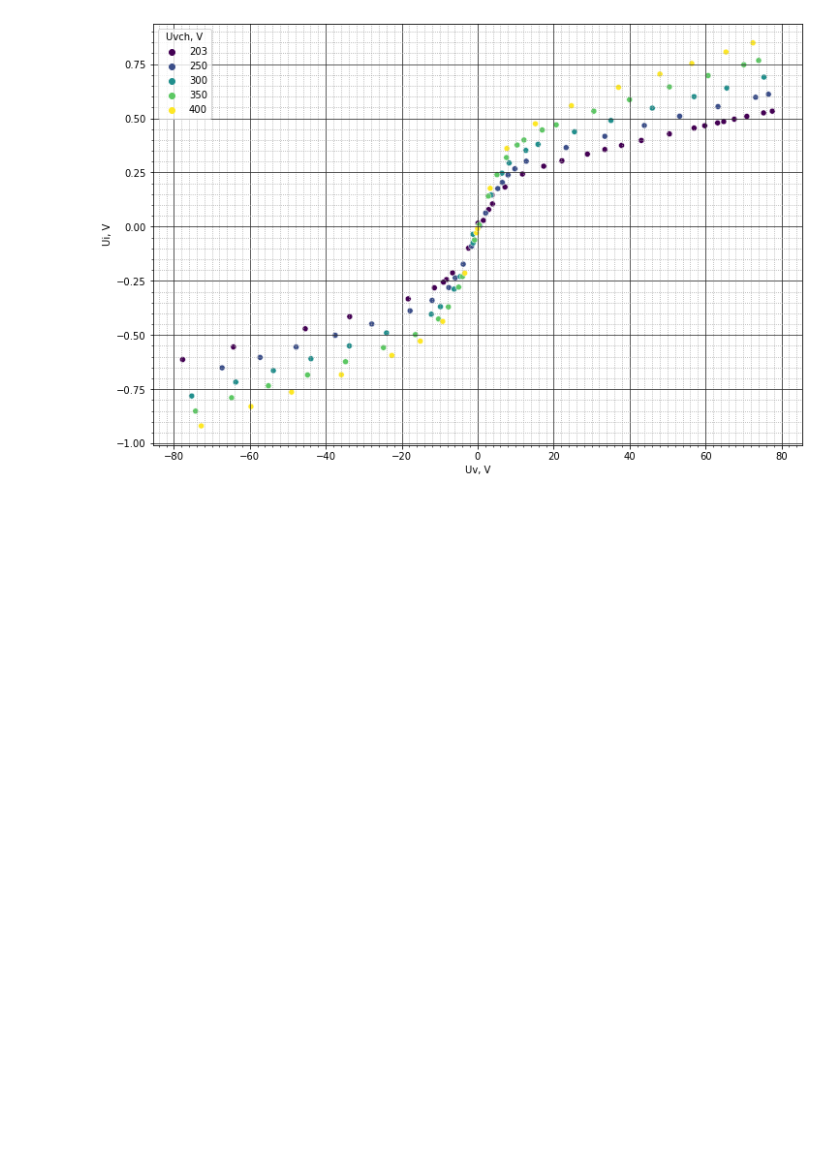
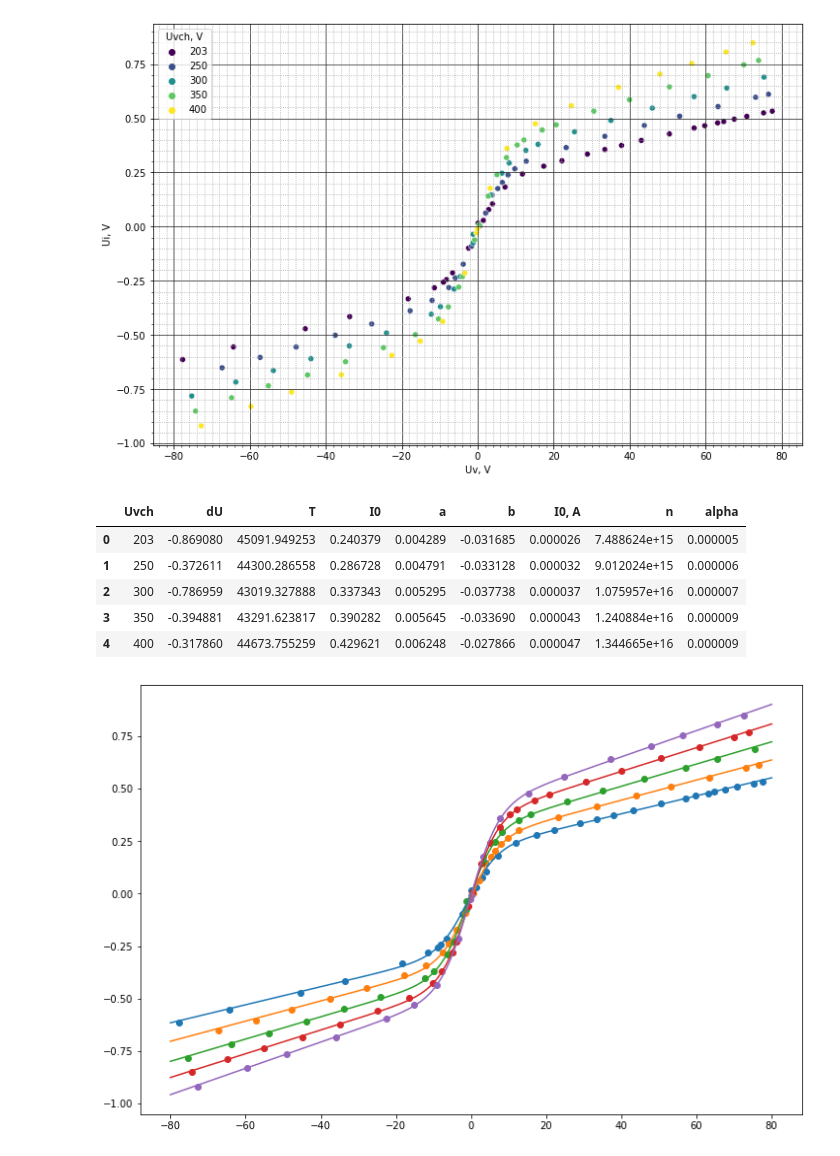
Before and after one commit to Redencon/Lapki, a Jupyter notebook: DZ.ipynb, the cells around one changed output. Cells and saved outputs as stored; diff of their text form; code cells hidden in the pictures; blank space fills up the shorter version.

```diff
--- a/DZ.ipynb
+++ b/DZ.ipynb
@@ -158,20 +158,35 @@ from scipy.optimize import curve_fit
 # %%
 def f(U, dU, T, I0, a, b):
     return I0 * np.tanh(1.6e-19*(U - dU)/(2*1.38e-23*T)) + a*U + b
 
 Us = (203, 250, 300, 350, 400)
-def hehehe(data, p0):
+columns = ('Uvch', 'dU', 'T', 'I0', 'a', 'b')
+def hehehe(data, p0, func=f, cols = columns):
     plt.figure(figsize=(12, 8))
     popt = []
     pcov = []
     for Uvch in p0:
-        popti, pcovi = curve_fit(f, data[data['Uvch, V'] == Uvch]['Uv, V'], data[data['Uvch, V'] == Uvch]['Ui, V'], maxfev=5000**2, p0=p0[Uvch])
+        popti, pcovi = curve_fit(func, data[data['Uvch, V'] == Uvch]['Uv, V'], data[data['Uvch, V'] == Uvch]['Ui, V'], maxfev=5000**2, p0=p0[Uvch])
         popt.append([Uvch] + list(popti))
         pcov.append([Uvch] + list(np.sqrt(pcovi.diagonal())))
         xs = np.linspace(-80, 80, 400)
-        ys = f(xs, *popti)
+        ys = func(xs, *popti)
         plt.plot(xs, ys)
         plt.scatter(data[data['Uvch, V'] == Uvch]['Uv, V'], data[data['Uvch, V'] == Uvch]['Ui, V'])
-    popts = pd.DataFrame(popt, columns=('Uvch', 'dU', 'T', 'I0', 'a', 'b'))
-    pcovs = pd.DataFrame(pcov, columns=('Uvch', 'dU', 'T', 'I0', 'a', 'b'))
+    popts = pd.DataFrame(popt, columns=cols)
+    pcovs = pd.DataFrame(pcov, columns=cols)
     return popts, pcovs
+
+popts, pcovs = hehehe(data, {Uvch: (0, 1e5, 0, 0, 0) for Uvch in Us})
+popts['I0, A'] = popts['I0'] / 9.1e3
+popts['n'] = 6.02e22 * popts['I0, A'] / np.sqrt(popts['T'])
+popts['alpha'] = popts['n']/1.45e21
+popts
+# %% [output]
+|  | Uvch | dU | T | I0 | a | b | I0, A | n | alpha |
+| 0 | 203 | -0.869080 | 45091.949253 | 0.240379 | 0.004289 | -0.031685 | 0.000026 | 7.488624e+15 | 0.000005 |
+| 1 | 250 | -0.372611 | 44300.286558 | 0.286728 | 0.004791 | -0.033128 | 0.000032 | 9.012024e+15 | 0.000006 |
+| 2 | 300 | -0.786959 | 43019.327888 | 0.337343 | 0.005295 | -0.037738 | 0.000037 | 1.075957e+16 | 0.000007 |
+| 3 | 350 | -0.394881 | 43291.623817 | 0.390282 | 0.005645 | -0.033690 | 0.000043 | 1.240884e+16 | 0.000009 |
+| 4 | 400 | -0.317860 | 44673.755259 | 0.429621 | 0.006248 | -0.027866 | 0.000047 | 1.344665e+16 | 0.000009 |
+[figure, added]
```
Also changed, not shown: parts of 8 cells of this notebook.
